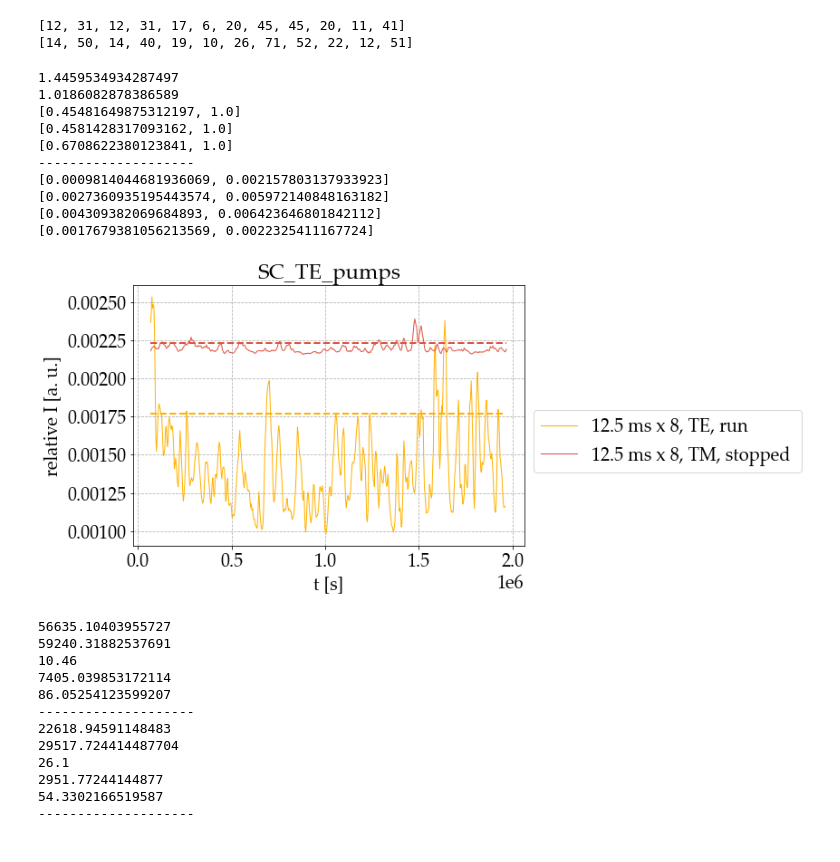
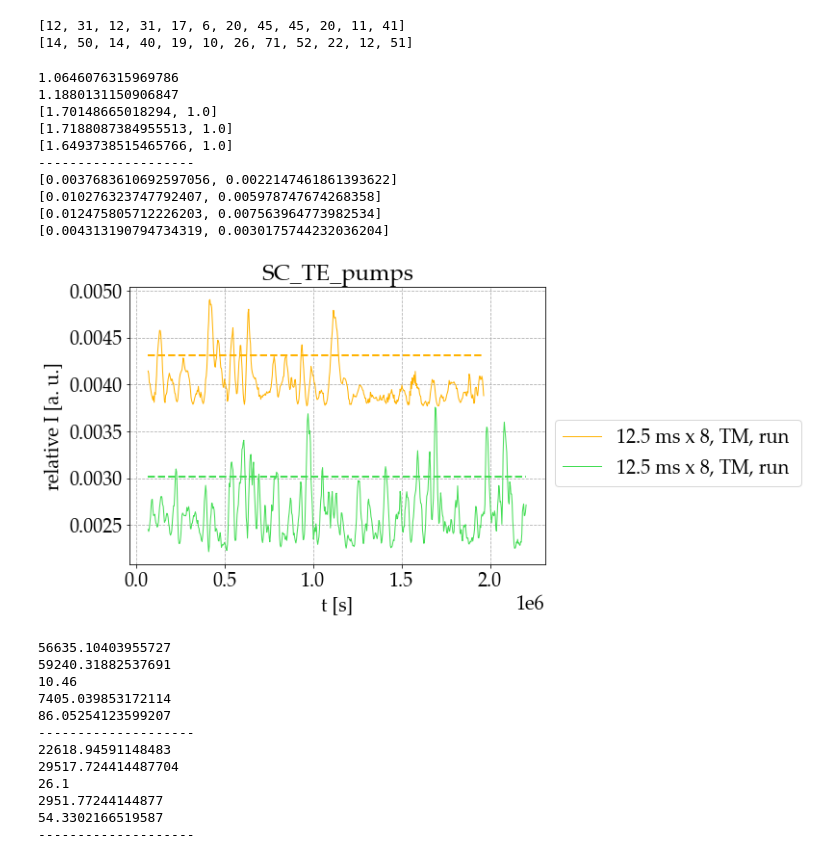
Before and after one commit to Yennda/spri_processing, a Jupyter notebook: notebooks/noise analysis_water.ipynb, the cells around one changed output. Drawn from its saved outputs; the diff is of its cells as text; code cells hidden in the pictures.

```diff
--- a/notebooks/noise analysis_water.ipynb
+++ b/notebooks/noise analysis_water.ipynb
@@ -162,7 +160,7 @@ effective_noise_levels = []
 nsr = []
 nsr_std = []
 
-for i in [8, 10]:
+for i in [1, 7]:
     i -= 1
 
 #     if i == 0:
@@ -212,44 +210,44 @@ for i in [8, 10]:
     )
 
 #     axes.plot(
 #         time[i][20:],
 #         level * np.ones(len(time[i][20:])),
 #         linewidth=2,
 #         ls = '-.',
 # #         label = '{} ms x {}, {} mA, norm'.format(ets[i], avg[i], ma[i]),
 #         color = COLORS[i]
 #     )
 
 
 
     ii.append(i)
 
 print([l/levels[-1] for l in levels])
 print([n/nsr[-1] for n in nsr])
 print([n/nsr_std[-1] for n in nsr_std])
 
 print('-'*20)
 
 print(levels)
 print(nsr)
 print(nsr_std)
 print(effective_noise_levels)
 
 lgd = fig.legend(loc='center left', bbox_to_anchor=(1.1, 0.5))
 
-fig.savefig(folder + 'plots/' + title +'.png', dpi=300, bbox_extra_artists=(lgd,), bbox_inches='tight')
+# fig.savefig(folder + 'plots/' + title +'.png', dpi=300, bbox_extra_artists=(lgd,), bbox_inches='tight')
 # %% [output]
-1.4459534934287497
-1.0186082878386589
-[0.45481649875312197, 1.0]
-[0.4581428317093162, 1.0]
-[0.6708622380123841, 1.0]
+1.0646076315969786
+1.1880131150906847
+[1.70148665018294, 1.0]
+[1.7188087384955513, 1.0]
+[1.6493738515465766, 1.0]
 --------------------
-[0.0009814044681936069, 0.002157803137933923]
-[0.0027360935195443574, 0.005972140848163182]
-[0.004309382069684893, 0.006423646801842112]
-[0.0017679381056213569, 0.0022325411167724]
+[0.0037683610692597056, 0.0022147461861393622]
+[0.010276323747792407, 0.005978747674268358]
+[0.012475805712226203, 0.007563964773982534]
+[0.004313190794734319, 0.0030175744232036204]
-[figure, old version]
+[figure, new version]
 # %%
 for i in [5, 6]:
     print(intensity[i])
```
Also changed, not shown: parts of 1 cell of this notebook, 3 other files.
